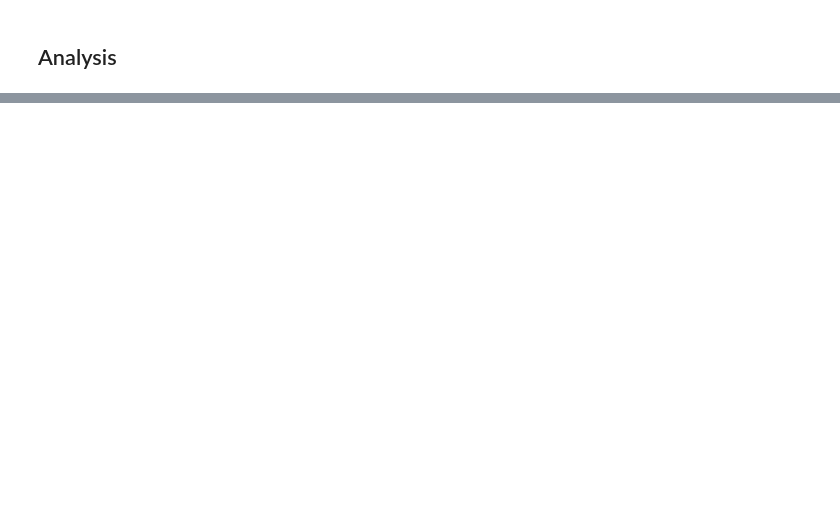
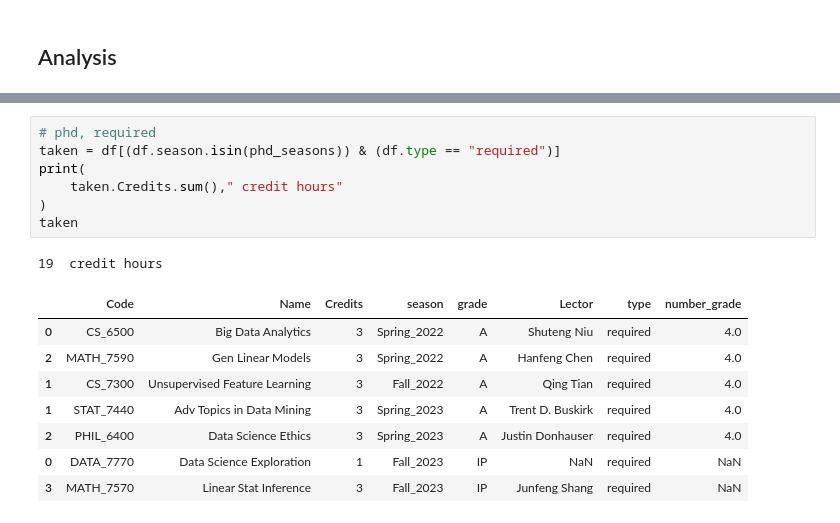
Before and after one commit to alexey-luchinsky/BGcourses, a Jupyter notebook: python/courses_progress.ipynb, the cells around one changed output, grey strips where cells are left out. Drawn from its saved outputs; the diff is of its cells as text; blank space fills up the shorter version.

```diff
--- a/python/courses_progress.ipynb
+++ b/python/courses_progress.ipynb
@@ -260,0 +175,17 @@ long_req[(long_req["season"]=="Fall_2023") & (~long_req["grade"].isna()) ]
+# %%
+# phd, required
+taken = df[(df.season.isin(phd_seasons)) & (df.type == "required")]
+print(
+    taken.Credits.sum()," credit hours"
+)
+taken
+# %% [output]
+19  credit hours
+|  | Code | Name | Credits | season | grade | Lector | type | number_grade |
+| 0 | CS_6500 | Big Data Analytics | 3 | Spring_2022 | A | Shuteng Niu | required | 4.0 |
+| 2 | MATH_7590 | Gen Linear Models | 3 | Spring_2022 | A | Hanfeng Chen | required | 4.0 |
+| 1 | CS_7300 | Unsupervised Feature Learning | 3 | Fall_2022 | A | Qing Tian | required | 4.0 |
+| 1 | STAT_7440 | Adv Topics in Data Mining | 3 | Spring_2023 | A | Trent D. Buskirk | required | 4.0 |
+| 2 | PHIL_6400 | Data Science Ethics | 3 | Spring_2023 | A | Justin Donhauser | required | 4.0 |
+| 0 | DATA_7770 | Data Science Exploration | 1 | Fall_2023 | IP | NaN | required | NaN |
+| 3 | MATH_7570 | Linear Stat Inference | 3 | Fall_2023 | IP | Junfeng Shang | required | NaN |
```
Also changed, not shown: parts of 37 cells of this notebook, 4 other files.
